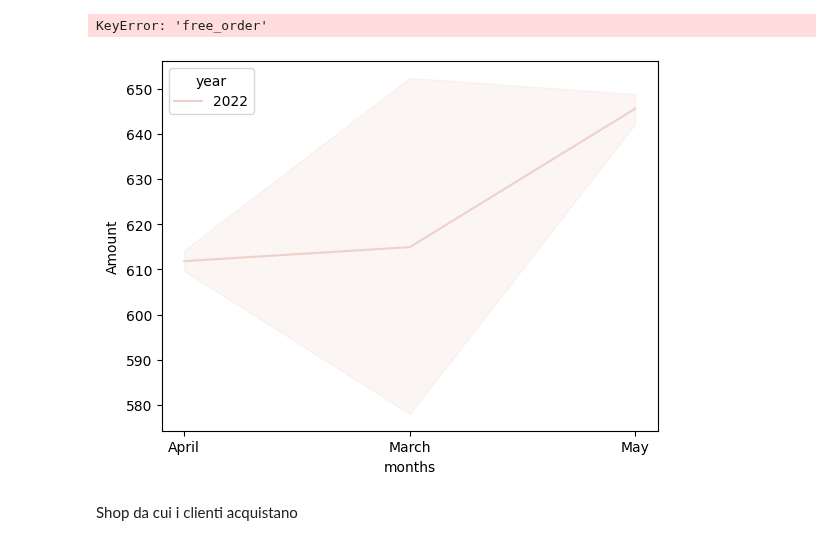
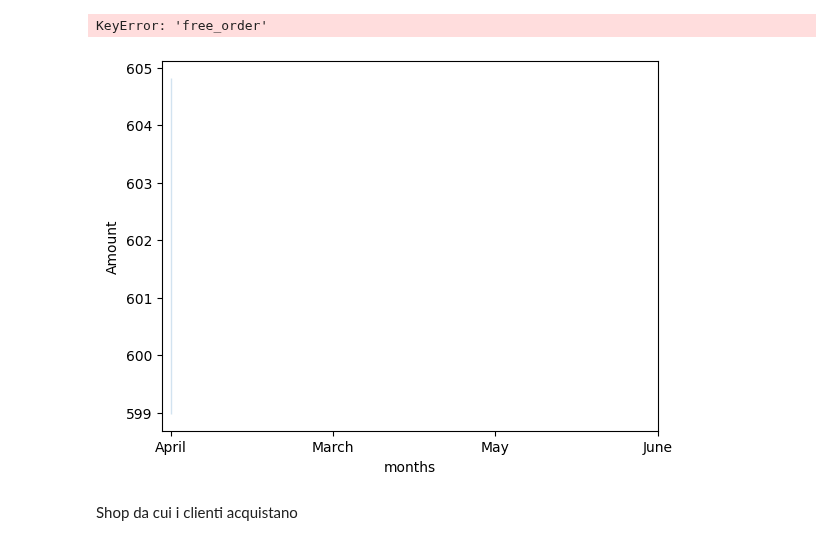
Before and after one commit to glo-code/ecommerce-analysis, a Jupyter notebook: ecommerce_analysis.ipynb, the cells around one changed output. Saved outputs shown, nothing was run; the diff lists cells and outputs as text; code cells hidden in the pictures.

```diff
--- a/ecommerce_analysis.ipynb
+++ b/ecommerce_analysis.ipynb
@@ -623,11 +616,11 @@ print(np.where(new_df['free_order']==1)[0])
 KeyError: 'free_order'
 # %%
 mes=['March','April','May','June']
-sns.lineplot(data=new_df,x='months',y='Amount',legend='full',hue='year')
-#plt.xticks(mes)
+sns.lineplot(data=new_df,x='months',y='Amount')
+plt.xticks(mes)
 plt.show()
 # %% [output]
-[figure, old version]
+[figure, new version]
 # %% [markdown]
 Shop da cui i clienti acquistano
 # %%
```
Also changed, not shown: parts of 29 cells of this notebook.
